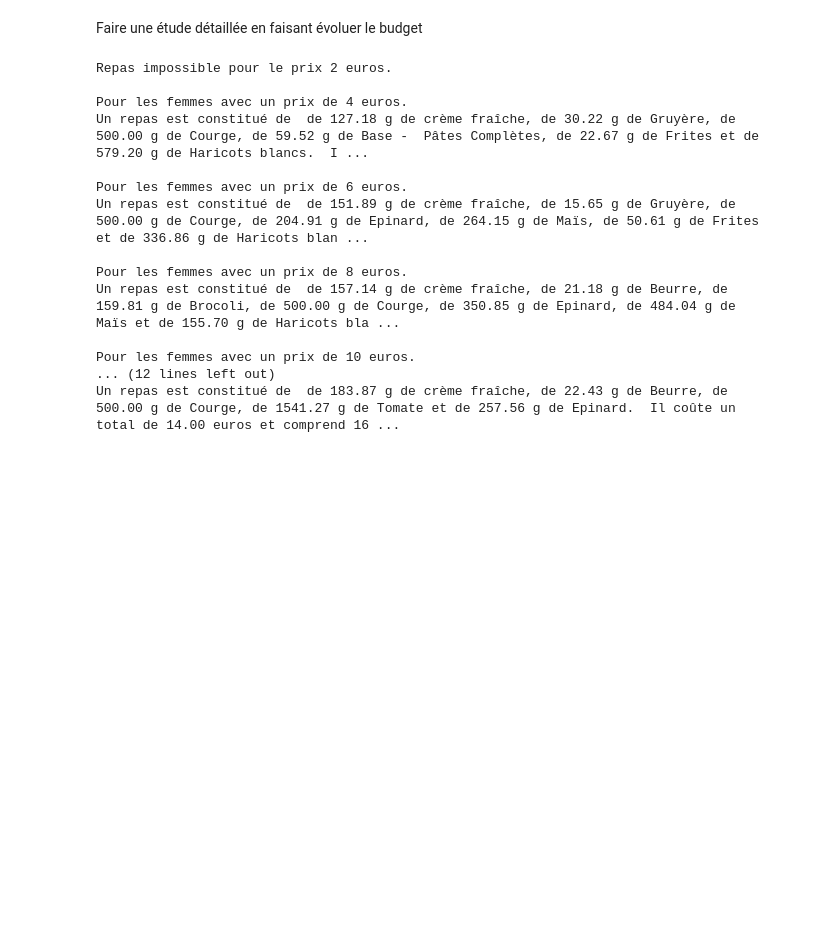
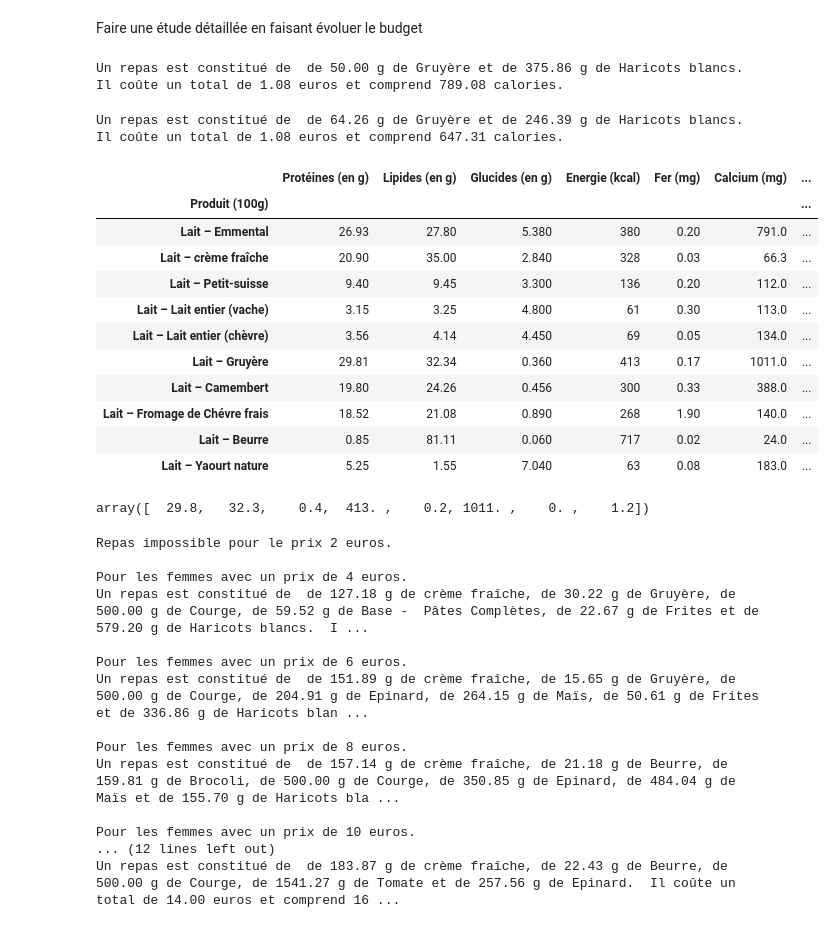
Before and after one commit to karl732/API-Besoins-caloriques-journaliers, a Jupyter notebook: final/Aliments statique.ipynb, the cells around one changed output. Drawn from its saved outputs; the diff is of its cells as text; code cells hidden in the pictures; blank space fills up the shorter version.

```diff
--- a/final/Aliments statique.ipynb
+++ b/final/Aliments statique.ipynb
@@ -337,6 +373,19 @@ Un repas est constitué de  de 64.26 g de Gruyère et de 246.39 g de Haricots bl
 # QUESTION 4
 # %% [markdown]
 Faire une étude détaillée en faisant évoluer le budget
+# %%
+A=np.array(Al).T
+coeff=A[[0,1,2,4,5,6,7]]##matrice des coefficients,on a éliminé la colonne qui correspond aux calorie soit la colonne 4 indice 3
+z_ori=A[3]### coefficients de la fonction de coût
+betaF=np.array([75,90,225,9,800,45,-k]) ## second membre pour les femmes
+coeff[-1]= -A[[7]]
+bdns = [(0,None) for k in range(41)]
+bdns[25] = (0,5)
+bdns[5] = (0, 0.5)
+RESULTF=so.linprog(z_ori, A_ub=-coeff, b_ub=-betaF,method='simplex',bounds = bdns)
+repas_regime(RESULTF)
+# %% [output]
+Un repas est constitué de  de 50.00 g de Gruyère et de 375.86 g de Haricots blancs.  Il coûte un total de 1.08 euros et comprend 789.08 calories.
 # %%
 A=np.array(Al).T
 coeff=A[[0,1,2,4,5,6,7]]##matrice des coefficients,on a éliminé la colonne qui correspond aux calorie soit la colonne 4 indice 3
@@ -345,6 +394,29 @@ betaF=np.array([75,90,225,9,800,45,-k]) ## second membre pour les femmes
 coeff[-1]= -A[[7]]
 bdns = [(0,None) for k in range(41)]
 bdns[25] = (0,5)
+RESULTF=so.linprog(z_ori, A_ub=-coeff, b_ub=-betaF,method='simplex',bounds = bdns)
+repas_regime(RESULTF)
+# %% [output]
+Un repas est constitué de  de 64.26 g de Gruyère et de 246.39 g de Haricots blancs.  Il coûte un total de 1.08 euros et comprend 647.31 calories.
+# %%
+Al.head(10)
+# %% [output]
+|  | Protéines (en g) | Lipides (en g) | Glucides (en g) | Energie (kcal) | Fer (mg) | Calcium (mg) | ... |
+| Produit (100g) |  |  |  |  |  |  | ... |
+| Lait – Emmental | 26.93 | 27.80 | 5.380 | 380 | 0.20 | 791.0 | ... |
+| Lait – crème fraîche | 20.90 | 35.00 | 2.840 | 328 | 0.03 | 66.3 | ... |
+| Lait – Petit-suisse | 9.40 | 9.45 | 3.300 | 136 | 0.20 | 112.0 | ... |
+| Lait – Lait entier (vache) | 3.15 | 3.25 | 4.800 | 61 | 0.30 | 113.0 | ... |
+| Lait – Lait entier (chèvre) | 3.56 | 4.14 | 4.450 | 69 | 0.05 | 134.0 | ... |
+| Lait – Gruyère | 29.81 | 32.34 | 0.360 | 413 | 0.17 | 1011.0 | ... |
+| Lait – Camembert | 19.80 | 24.26 | 0.456 | 300 | 0.33 | 388.0 | ... |
+| Lait – Fromage de Chévre frais | 18.52 | 21.08 | 0.890 | 268 | 1.90 | 140.0 | ... |
+| Lait – Beurre | 0.85 | 81.11 | 0.060 | 717 | 0.02 | 24.0 | ... |
+| Lait – Yaourt nature | 5.25 | 1.55 | 7.040 | 63 | 0.08 | 183.0 | ... |
+# %%
+A[:,5]
+# %% [output]
+array([  29.8,   32.3,    0.4,  413. ,    0.2, 1011. ,    0. ,    1.2])
 # %%
 X=[]
 for k in [2,4,6,8,10,12,14,16,18,20]:
```
Also changed, not shown: parts of 3 cells of this notebook, 5 other files.
